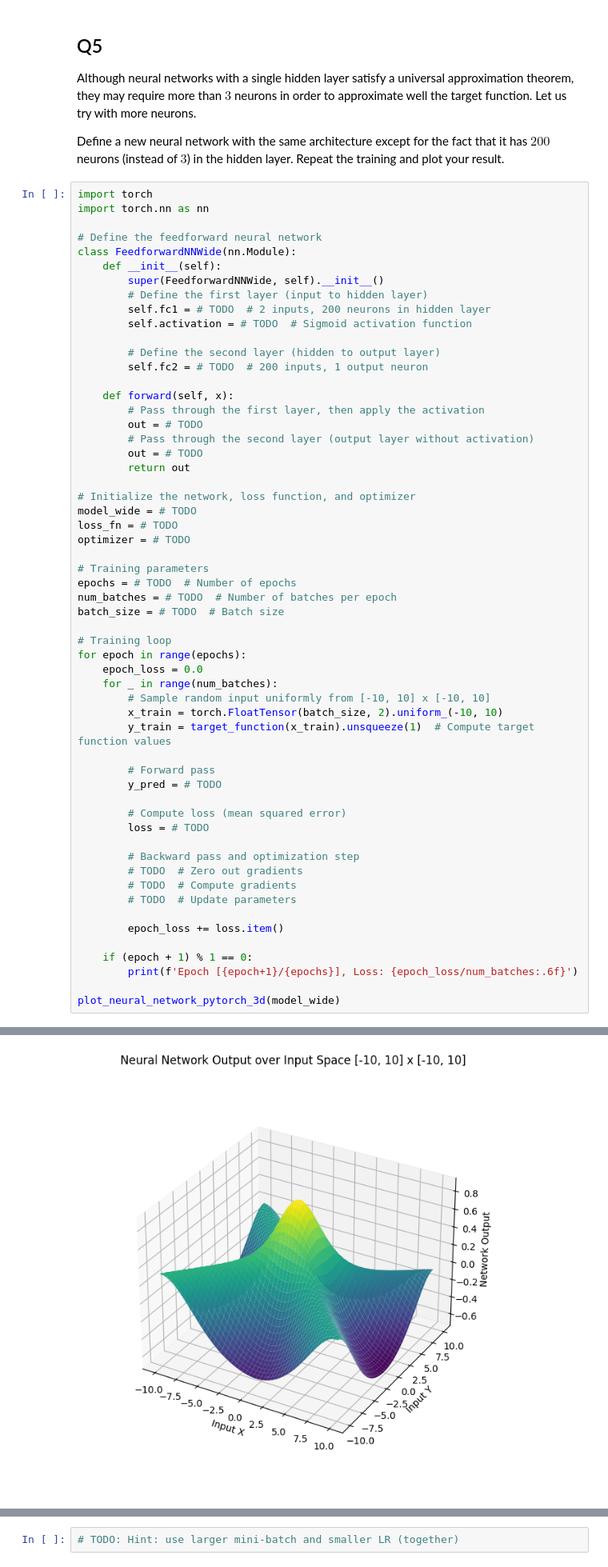
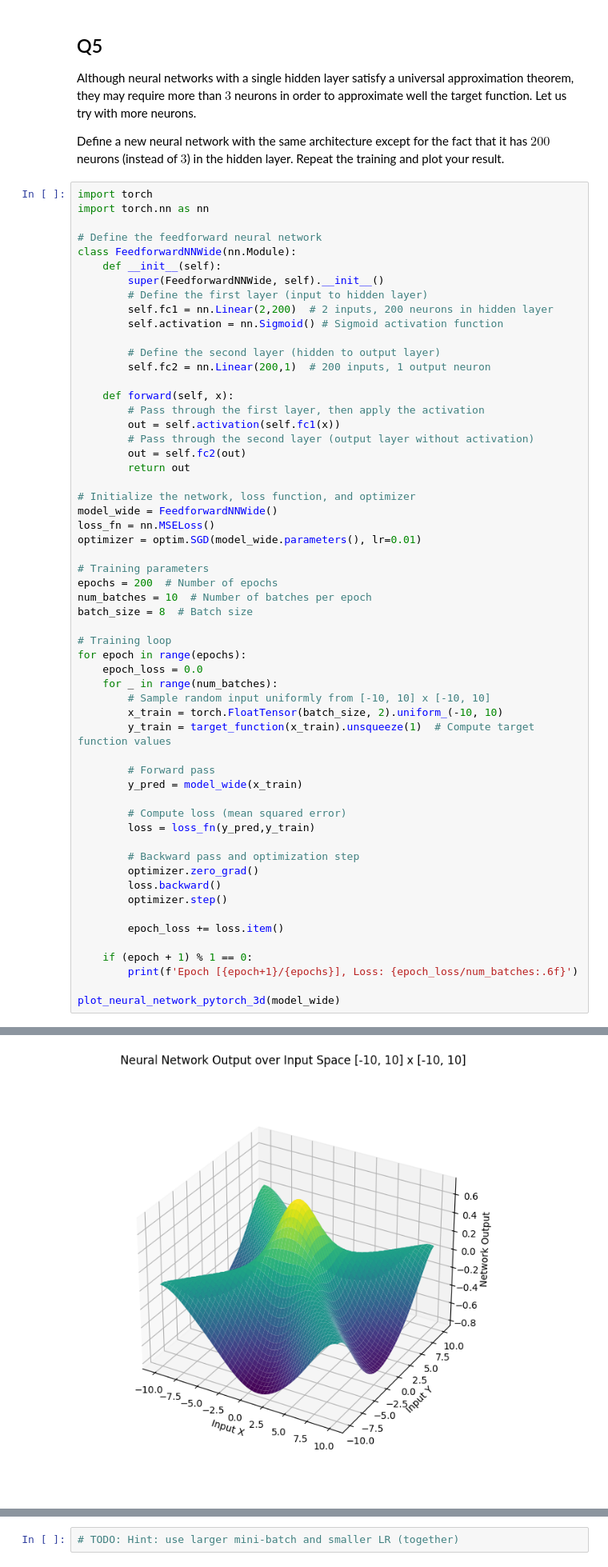
Before and after one commit to mmm10138/Machine-Learning, a Jupyter notebook: HW_1.ipynb, the cells around one changed output, grey strips where cells are left out. Shown at 80% size. Drawn from its saved outputs; the diff is of its cells as text.

```diff
--- a/HW_1.ipynb
+++ b/HW_1.ipynb
@@ -334,28 +334,28 @@ class FeedforwardNNWide(nn.Module):
     def __init__(self):
         super(FeedforwardNNWide, self).__init__()
         # Define the first layer (input to hidden layer)
-        self.fc1 = # TODO  # 2 inputs, 200 neurons in hidden layer
-        self.activation = # TODO  # Sigmoid activation function
+        self.fc1 = nn.Linear(2,200)  # 2 inputs, 200 neurons in hidden layer
+        self.activation = nn.Sigmoid() # Sigmoid activation function
 
         # Define the second layer (hidden to output layer)
-        self.fc2 = # TODO  # 200 inputs, 1 output neuron
+        self.fc2 = nn.Linear(200,1)  # 200 inputs, 1 output neuron
 
     def forward(self, x):
         # Pass through the first layer, then apply the activation
-        out = # TODO
+        out = self.activation(self.fc1(x))
         # Pass through the second layer (output layer without activation)
-        out = # TODO
+        out = self.fc2(out)
         return out
 
 # Initialize the network, loss function, and optimizer
-model_wide = # TODO
-loss_fn = # TODO
-optimizer = # TODO
+model_wide = FeedforwardNNWide()
+loss_fn = nn.MSELoss()
+optimizer = optim.SGD(model_wide.parameters(), lr=0.01)
 
 # Training parameters
-epochs = # TODO  # Number of epochs
-num_batches = # TODO  # Number of batches per epoch
-batch_size = # TODO  # Batch size
+epochs = 200  # Number of epochs
+num_batches = 10  # Number of batches per epoch
+batch_size = 8  # Batch size
 
 # Training loop
 for epoch in range(epochs):
@@ -366,15 +366,15 @@ for epoch in range(epochs):
         y_train = target_function(x_train).unsqueeze(1)  # Compute target function values
 
         # Forward pass
-        y_pred = # TODO
+        y_pred = model_wide(x_train)
 
         # Compute loss (mean squared error)
-        loss = # TODO
+        loss = loss_fn(y_pred,y_train)
 
         # Backward pass and optimization step
-        # TODO  # Zero out gradients
-        # TODO  # Compute gradients
-        # TODO  # Update parameters
+        optimizer.zero_grad()
+        loss.backward()
+        optimizer.step()
 
         epoch_loss += loss.item()
 
@@ -403,4 +403,4 @@ Epoch [200/200], Loss: 0.105154
-[figure, old version]
+[figure, new version]
 # %% [markdown]
 # Bonus Questions
 # %% [markdown]
```
Also changed, not shown: parts of 8 cells of this notebook.
